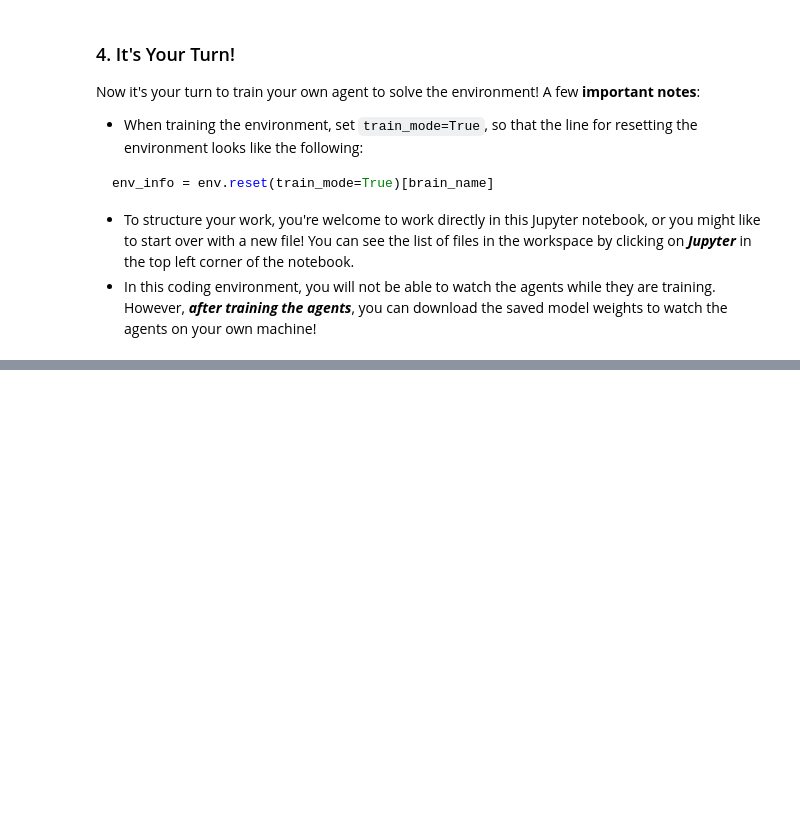
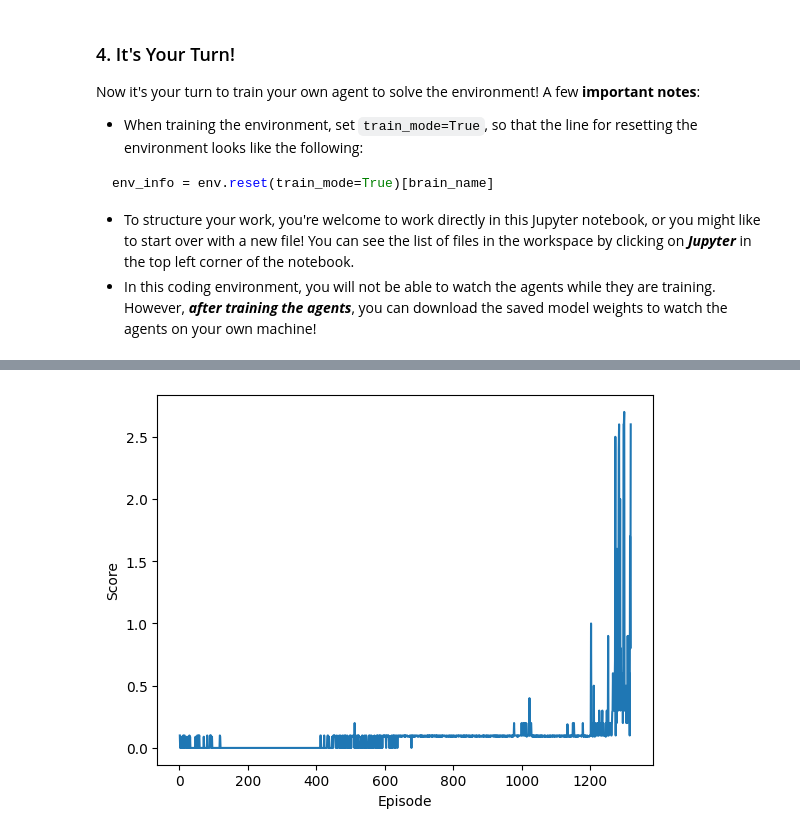
Before and after one commit to huynguyen0mk1/Project_Collaboration_And_Competition, a Jupyter notebook: Tennis.ipynb, the cells around one changed output, grey strips where cells are left out. Saved outputs shown, nothing was run; the diff lists cells and outputs as text; code cells hidden in the pictures; blank space fills up the shorter version.

```diff
--- a/Tennis.ipynb
+++ b/Tennis.ipynb
@@ -79,8 +61,8 @@ action_size = brain.vector_action_space_size
 print('Size of each action:', action_size)
 
 # examine the state space
-states = env_info.vector_observations
-state_size = states.shape[1]
-print('There are {} agents. Each observes a state with length: {}'.format(states.shape[0], state_size))
-print('The state for the first agent looks like:', states[0])
+data_states = env_info.vector_observations
+state_size = data_states.shape[1]
+print('There are {} agents. Each observes a state with length: {}'.format(data_states.shape[0], state_size))
+print('The state for the first agent looks like:', data_states[0])
 # %% [output]
@@ -94,17 +82,17 @@ Note that **in this coding environment, you will not be able to watch the agents
 # %%
 for i in range(5):                                         # play game for 5 episodes
     env_info = env.reset(train_mode=False)[brain_name]     # reset the environment
-    states = env_info.vector_observations                  # get the current state (for each agent)
-    scores = np.zeros(num_agents)                          # initialize the score (for each agent)
+    data_states = env_info.vector_observations                  # get the current state (for each agent)
+    data_scores = np.zeros(num_agents)                          # initialize the score (for each agent)
     while True:
-        actions = np.random.randn(num_agents, action_size) # select an action (for each agent)
-        actions = np.clip(actions, -1, 1)                  # all actions between -1 and 1
-        env_info = env.step(actions)[brain_name]           # send all actions to tne environment
-        next_states = env_info.vector_observations         # get next state (for each agent)
-        rewards = env_info.rewards                         # get reward (for each agent)
-        dones = env_info.local_done                        # see if episode finished
-        scores += env_info.rewards                         # update the score (for each agent)
-        states = next_states                               # roll over states to next time step
-        if np.any(dones):                                  # exit loop if episode finished
+        data_actions = np.random.randn(num_agents, action_size) # select an action (for each agent)
+        data_actions = np.clip(data_actions, -1, 1)                  # all actions between -1 and 1
+        env_info = env.step(data_actions)[brain_name]           # send all actions to tne environment
+        data_next_states = env_info.vector_observations         # get next state (for each agent)
+        data_rewards = env_info.rewards                         # get reward (for each agent)
+        data_dones = env_info.local_done                        # see if episode finished
+        data_scores += env_info.rewards                         # update the score (for each agent)
+        data_states = data_next_states                               # roll over states to next time step
+        if np.any(data_dones):                                  # exit loop if episode finished
             break
-    print('Total score (averaged over agents) this episode: {}'.format(np.mean(scores)))
+    print('Total score (averaged over agents) this episode: {}'.format(np.mean(data_scores)))
@@ -124,0 +127,2 @@ env_info = env.reset(train_mode=True)[brain_name]
+# %%
+agent = ObjectAgent(data_state_size=24, data_action_size=2, data_random_seed=1)
@@ -124,0 +183,2 @@ env_info = env.reset(train_mode=True)[brain_name]
+# %%
+data_scores = ddpg()
@@ -124,0 +201,9 @@ env_info = env.reset(train_mode=True)[brain_name]
+# %%
+fig = plt.figure()
+ax = fig.add_subplot(111)
+plt.plot(np.arange(1, len(data_scores)+1), data_scores)
+plt.xlabel('Episode')
+plt.ylabel('Score')
+plt.show()
+# %% [output]
+[figure, added]
```
Also changed, not shown: parts of 14 cells of this notebook, 4 other files.
